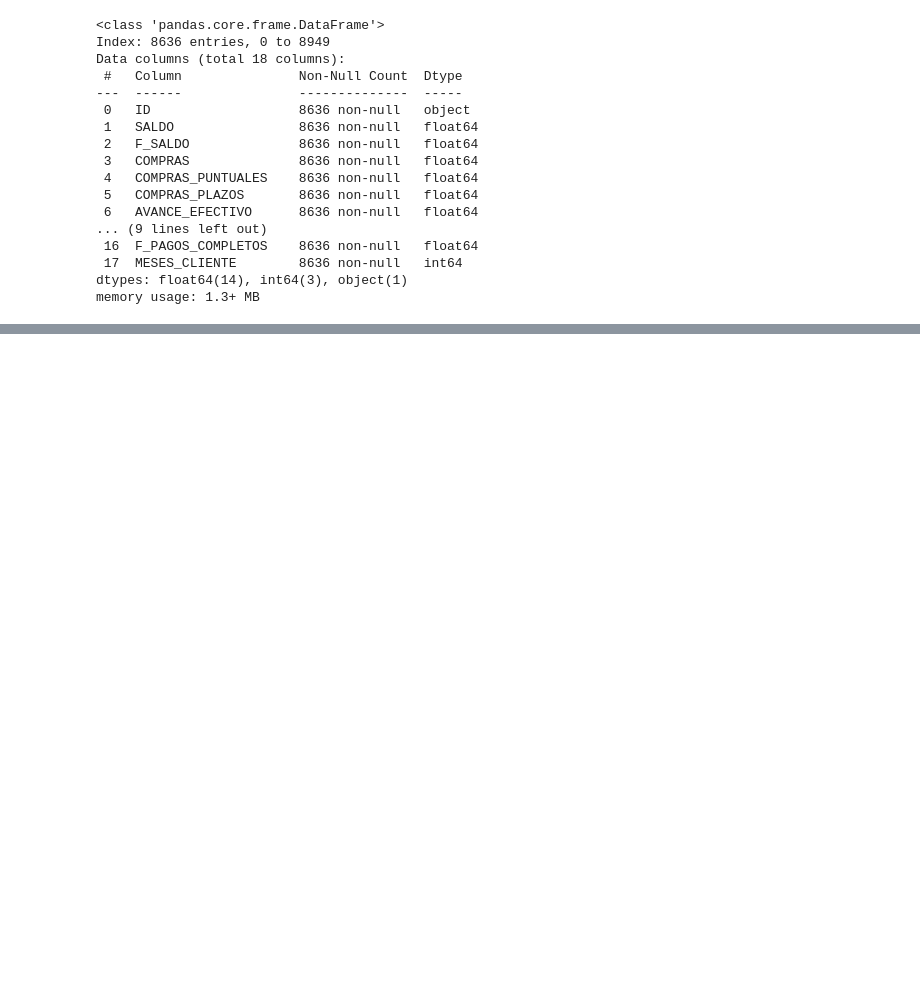
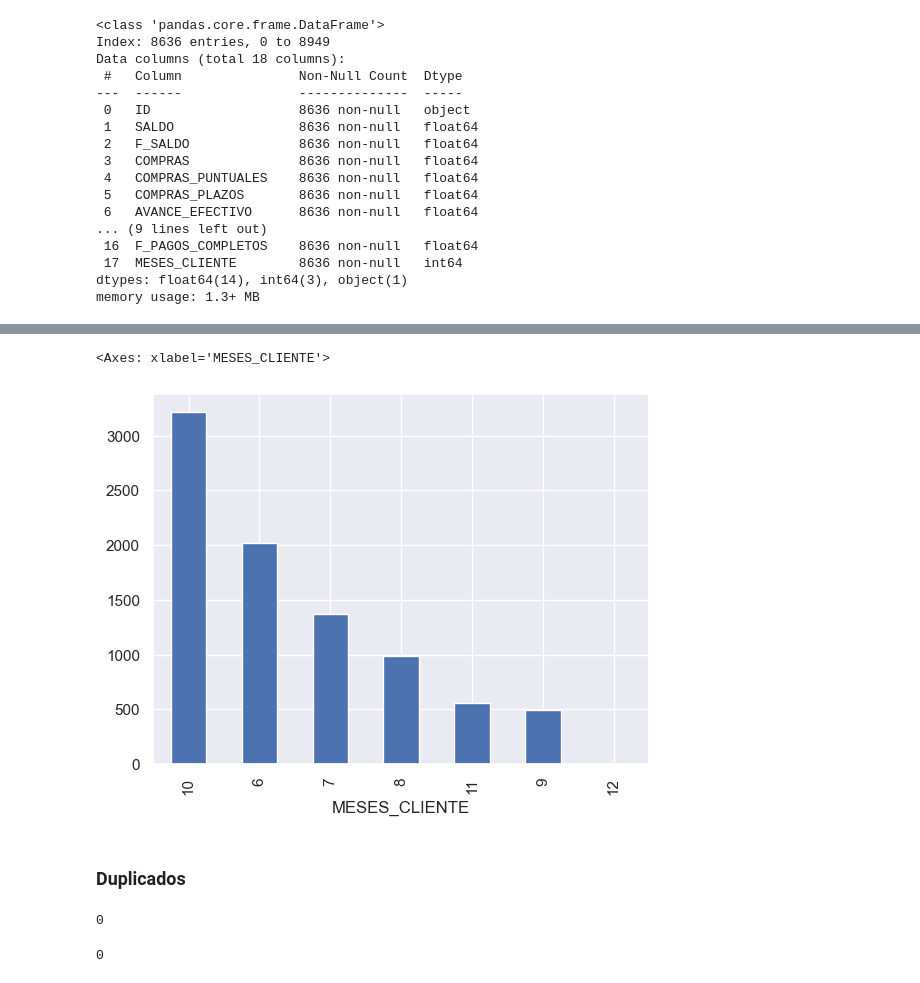
Before and after one commit to ju4ndiegos/Lab-2-Agrupacion, a Jupyter notebook: informe.ipynb, the cells around one changed output, grey strips where cells are left out. Saved outputs shown, nothing was run; the diff lists cells and outputs as text; code cells hidden in the pictures; blank space fills up the shorter version.

```diff
--- a/informe.ipynb
+++ b/informe.ipynb
@@ -148,0 +164,16 @@ ax[0] = sns.boxplot(data=df_trabajo[a], orient="v")
+# %%
+# Cómo se ven los meses
+df_trabajo['MESES_CLIENTE'].value_counts().plot(kind='bar')
+# %% [output]
+<Axes: xlabel='MESES_CLIENTE'>
+[figure, added]
+# %% [markdown]
+### Duplicados
+# %%
+df_trabajo.duplicated().sum()
+# %% [output]
+0
+# %%
+df_trabajo.duplicated(subset=['ID']).sum()
+# %% [output]
+0
```
Also changed, not shown: parts of 7 cells of this notebook.
